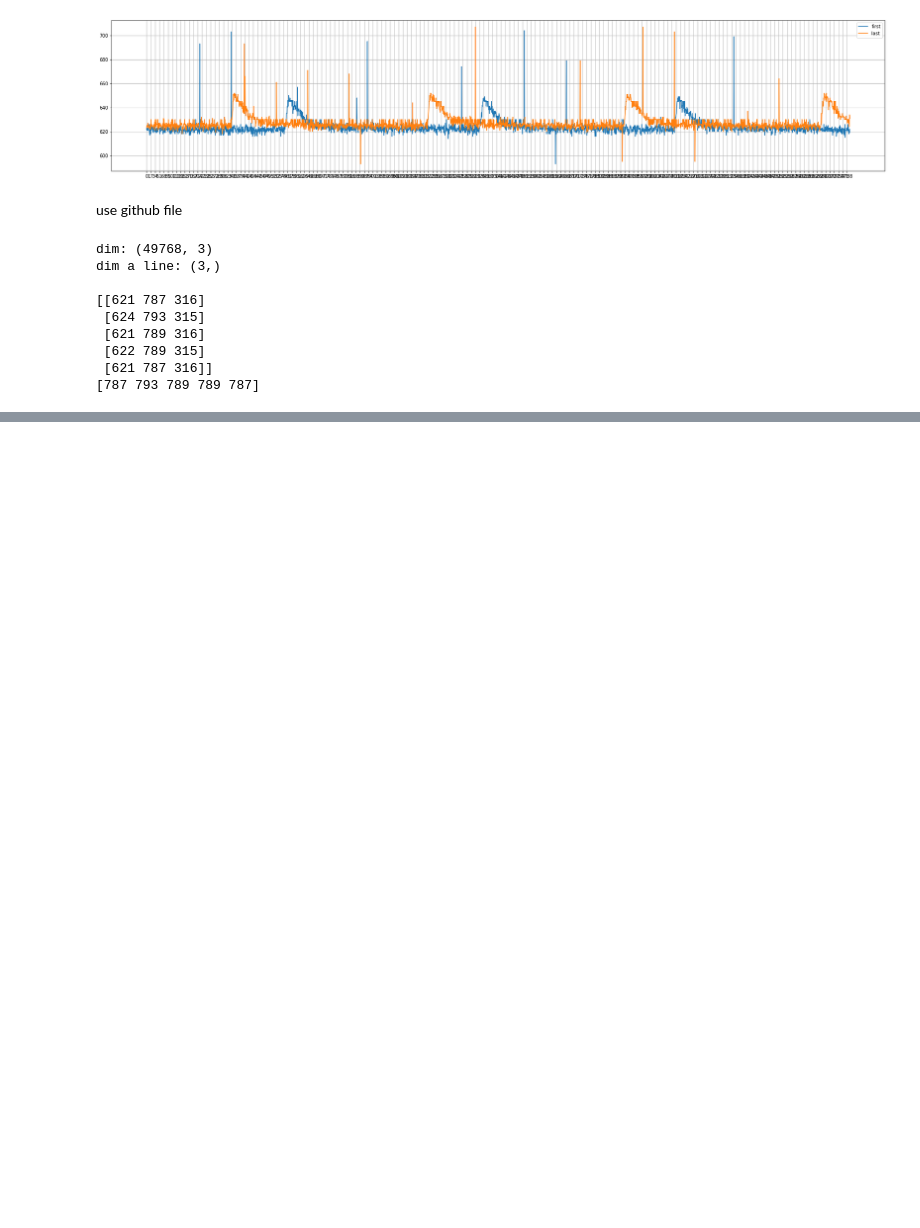
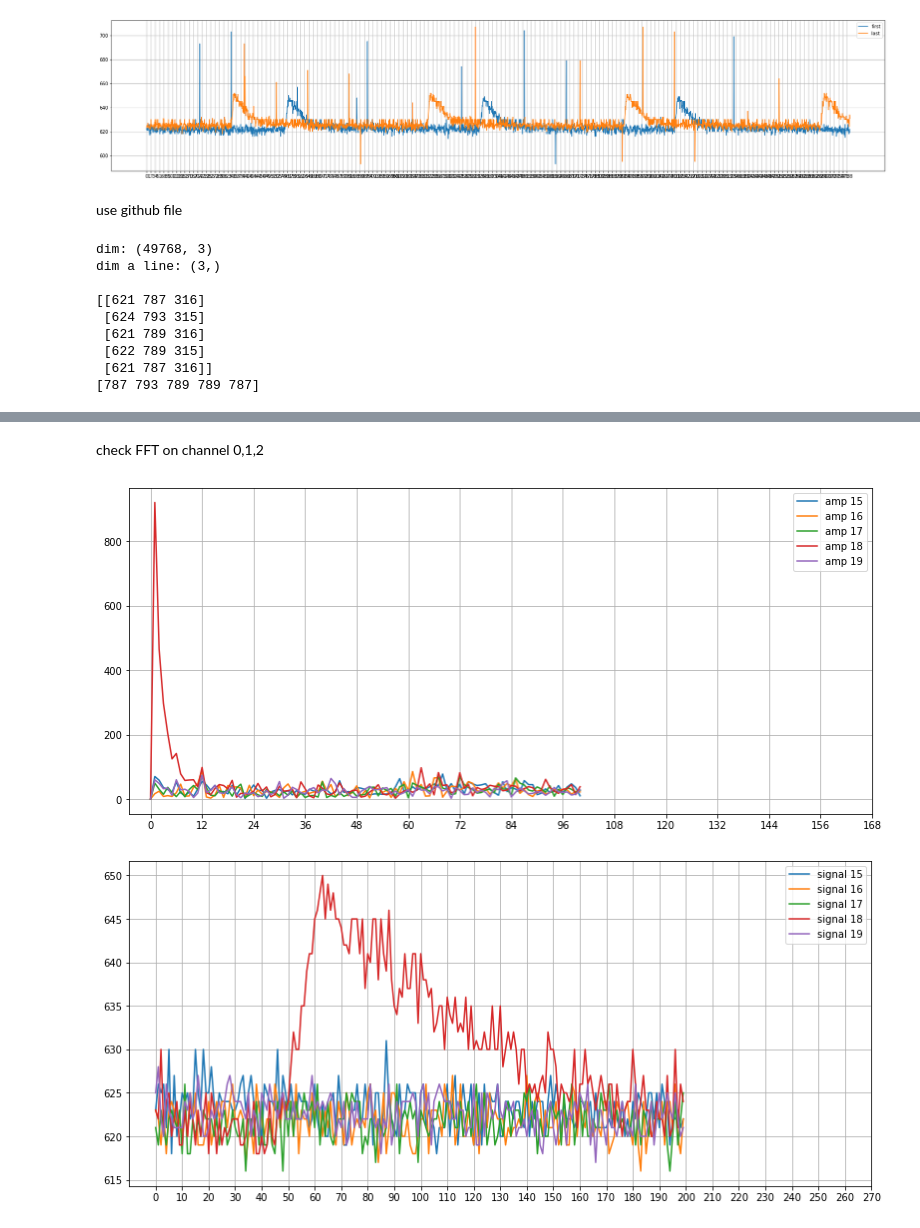
Before and after one commit to forest416/3, a Jupyter notebook: Copy_of_Copy_of_Untitled0.ipynb, the cells around one changed output, grey strips where cells are left out. Drawn from its saved outputs; the diff is of its cells as text; code cells hidden in the pictures; blank space fills up the shorter version.

```diff
--- a/Copy_of_Copy_of_Untitled0.ipynb
+++ b/Copy_of_Copy_of_Untitled0.ipynb
@@ -272,12 +272,15 @@ def fix_outliers_var(data, m=3, span=15):
 
 print()
 # fixed = fix_outliers(sigAll[1,:clipsize])
-fixed = fix_outliers_var(sigAll[1,:clipsize])
+fixed=np.zeros([3, clipsize])
+fixed[0,:] = fix_outliers_var(sigAll[0,:clipsize])
+fixed[1,:] = fix_outliers_var(sigAll[1,:clipsize])
+fixed[2,:] = fix_outliers_var(sigAll[2,:clipsize])
 #print(np.vstack((sigAll[0,:clipsize],fixed)).T)
 
-plt.plot(np.arange(clipsize), fixed, color='r', linewidth=1, linestyle='-', label = 'first-0-fix')
+plt.plot(np.arange(clipsize), fixed[1,:], color='r', linewidth=1, linestyle='-', label = 'first-0-fix')
 #plt.scatter(np.arange(clipsize), fixed, color='r',s=1, linewidth=1, linestyle='-', label = 'first-0-fix')
-plt.plot(np.arange(clipsize), fixed-50, linewidth=1, label = 'first-0-fix-20')
+plt.plot(np.arange(clipsize), fixed[1,:]-50, linewidth=1, label = 'first-0-fix-20')
 
 plt.scatter(np.arange(clipsize), sigAll[1, :clipsize], color='k', s=1, linewidth=1, linestyle='-', label = 'first-0')
 #ax.plot(np.arange(clipsize), sigAll[0, -clipsize:], label = 'last-0')
@@ -311,3 +295,36 @@ fix_outliers_var(): 37 fixed
+# %% [markdown]
+check FFT on channel 0,1,2
+# %%
+clipsize=200
+chan=0
+round_start=15
+rounds=5
+plt.rcParams['figure.figsize'] = [clipsize/15, 6]
+ffts=np.zeros(fixed.shape, dtype=complex)
+for round in range(round_start, round_start + rounds, 1):
+  #if not round >=5 : continue
+  src = fixed[chan, round*clipsize: (round+1)* clipsize]
+  ffts[chan,:clipsize] = np.fft.fft(src-np.mean(src))
+  plt.plot(np.abs(ffts[chan,:clipsize//2+1]), label=f'amp {round}')
+  #plt.plot(np.angle(ffts[chan,:clipsize//2+1]), label=f'round pha {round}')
+plt.legend(loc='upper left')
+plt.legend(loc='best')
+plt.grid()
+plt.xticks(ticks=np.arange(0, clipsize//2+80, 12))
+plt.show()
+for round in range(round_start, round_start + rounds, 1):
+  #if not round >=5 : continue
+  src = fixed[chan, round*clipsize: (round+1)* clipsize]
+  plt.plot(src, label=f'signal {round}')
+  #plt.plot(np.angle(ffts[chan,:clipsize//2+1]), label=f'round pha {round}')
+plt.legend(loc='upper left')
+plt.legend(loc='best')
+plt.grid()
+plt.xticks(ticks=np.arange(0, clipsize+80, 10))
+plt.show()
+# %% [output]
+[figure, added]
+[figure, added]
 # %%
 import numpy as np
 def despike(yi, th=1.e-3):
```
Also changed, not shown: parts of 1 cell of this notebook.
